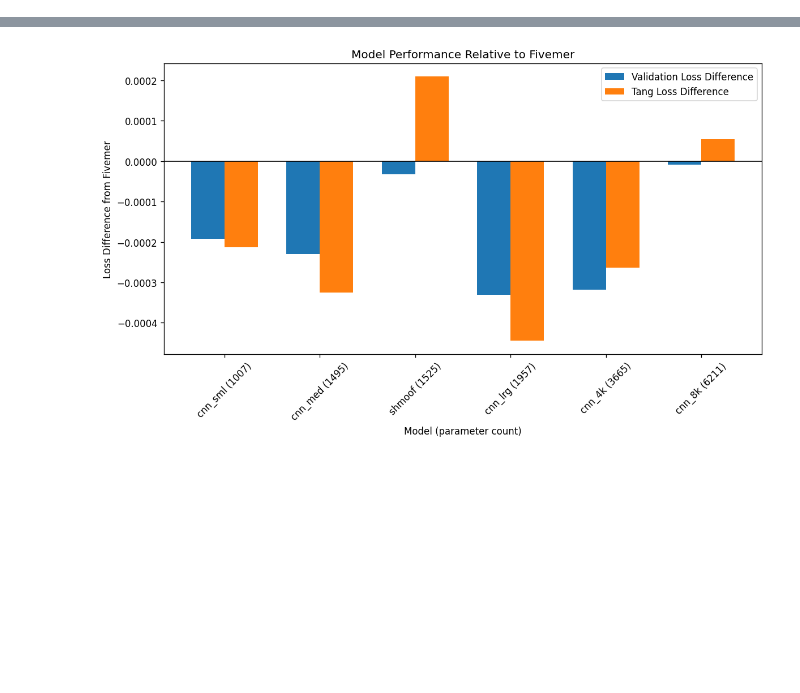
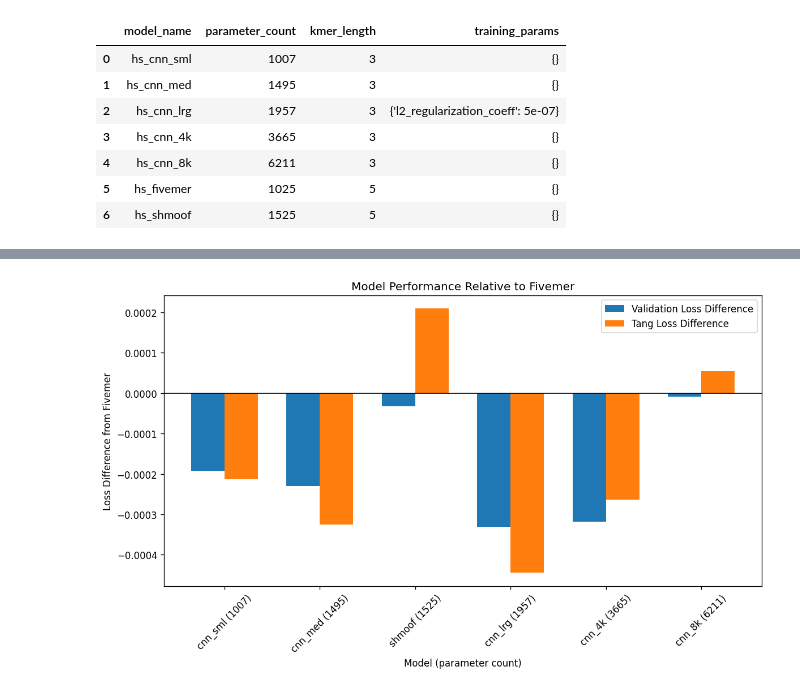
Before and after one commit to matsengrp/thrifty-experiments-1, a Jupyter notebook: notebooks/train_and_test.ipynb, the cells around one changed output, grey strips where cells are left out. Saved outputs shown, nothing was run; the diff lists cells and outputs as text; code cells hidden in the pictures; blank space fills up the shorter version.

```diff
--- a/notebooks/train_and_test.ipynb
+++ b/notebooks/train_and_test.ipynb
@@ -14,2 +13,4 @@ from netam import framework, models
 from netam.common import pick_device, parameter_count_of_model
 from netam.framework import load_shmoof_dataframes
+# %%
+expt = experiment.Experiment()
@@ -17,11 +20,4 @@ from netam.framework import load_shmoof_dataframes
 shmoof_path = "/Users/matsen/data/shmoof_edges_11-Jan-2023_NoNode0_iqtree_K80+R_masked.csv"
 val_nickname = 'small'
 
-site_count=500
-device = pick_device()
-
-def data_of_nickname(nickname, kmer_length):
-    train_df, val_df = load_shmoof_dataframes(shmoof_path, val_nickname=nickname) #, sample_count=1000)
-    train_dataset = framework.SHMoofDataset(train_df, kmer_length=kmer_length, site_count=site_count)
-    val_dataset = framework.SHMoofDataset(val_df, kmer_length=kmer_length, site_count=site_count)
-    return train_dataset, val_dataset
+train_df, val_df = load_shmoof_dataframes(shmoof_path, val_nickname=val_nickname, sample_count=1000)
@@ -66,0 +24,3 @@ model_instances_5 = {
+# %%
+train_data_by_kmer_length = expt.data_by_kmer_length_of(train_df)
+val_data_by_kmer_length = expt.data_by_kmer_length_of(val_df)
@@ -67,3 +31,9 @@ model_instances_5 = {
+# %%
+training_params_by_model_name = {
+    "hs_cnn_lrg": {"l2_regularization_coeff": 5e-7},
+}
+
+expt_df = expt.build_experiment_df("hs", train_data_by_kmer_length, val_data_by_kmer_length, training_params_by_model_name)
 # %%
 tang_df = pd.read_csv("/Users/matsen/data/tang-deepshm_size2_edges_22-May-2023.branch_length.csv", index_col=0).reset_index(drop=True)
 
@@ -189,0 +43,14 @@ comparison_df
+# %%
+def view(expt_df):
+    return expt_df.drop(columns=["model", "train_dataset", "val_dataset"])
+
+view(expt_df)
+# %% [output]
+|  | model_name | parameter_count | kmer_length | training_params |
+| 0 | hs_cnn_sml | 1007 | 3 | {} |
+| 1 | hs_cnn_med | 1495 | 3 | {} |
+| 2 | hs_cnn_lrg | 1957 | 3 | {'l2_regularization_coeff': 5e-07} |
+| 3 | hs_cnn_4k | 3665 | 3 | {} |
+| 4 | hs_cnn_8k | 6211 | 3 | {} |
+| 5 | hs_fivemer | 1025 | 5 | {} |
+| 6 | hs_shmoof | 1525 | 5 | {} |
```
Also changed, not shown: parts of 15 cells of this notebook, 15 other files.
